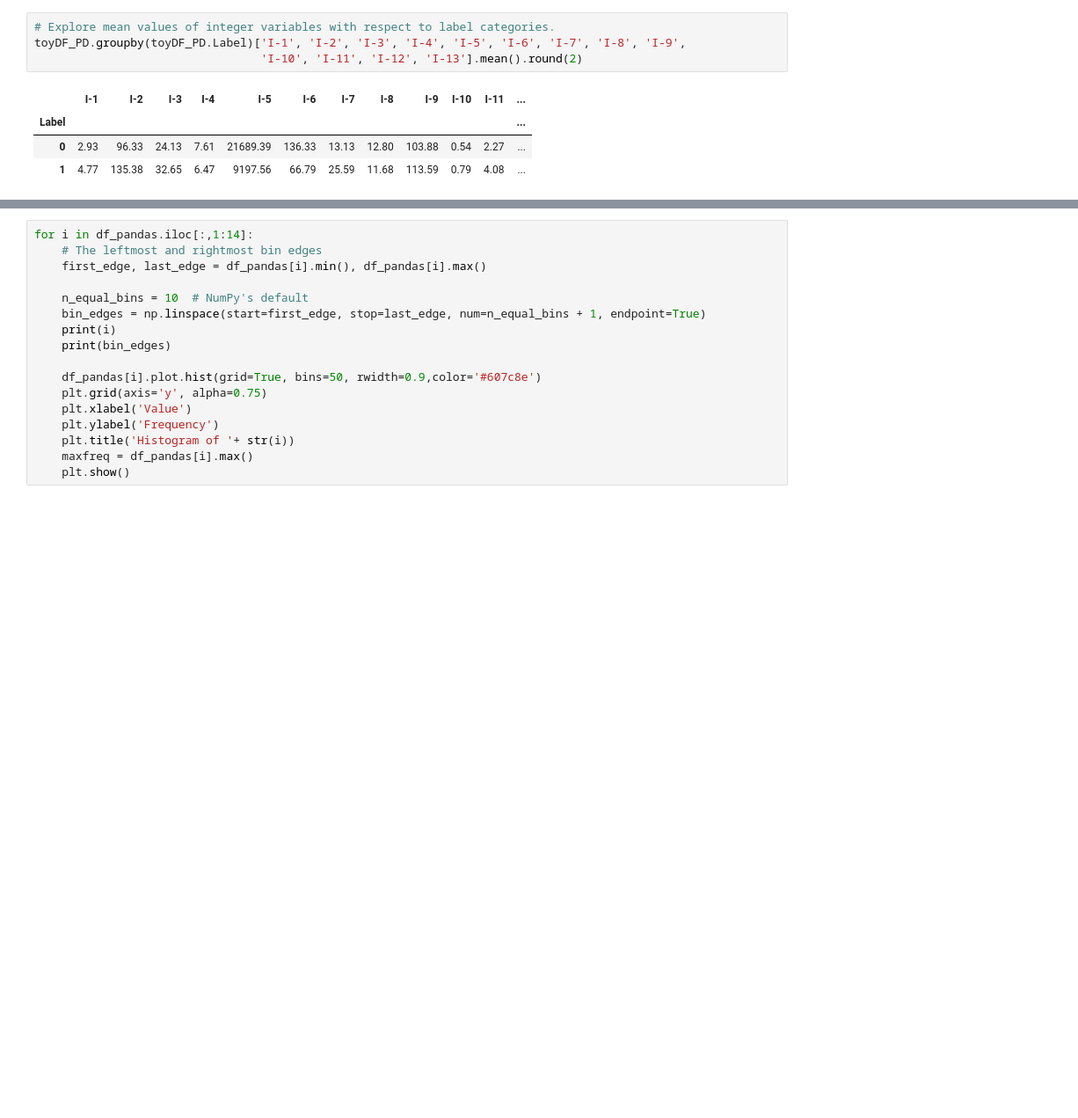
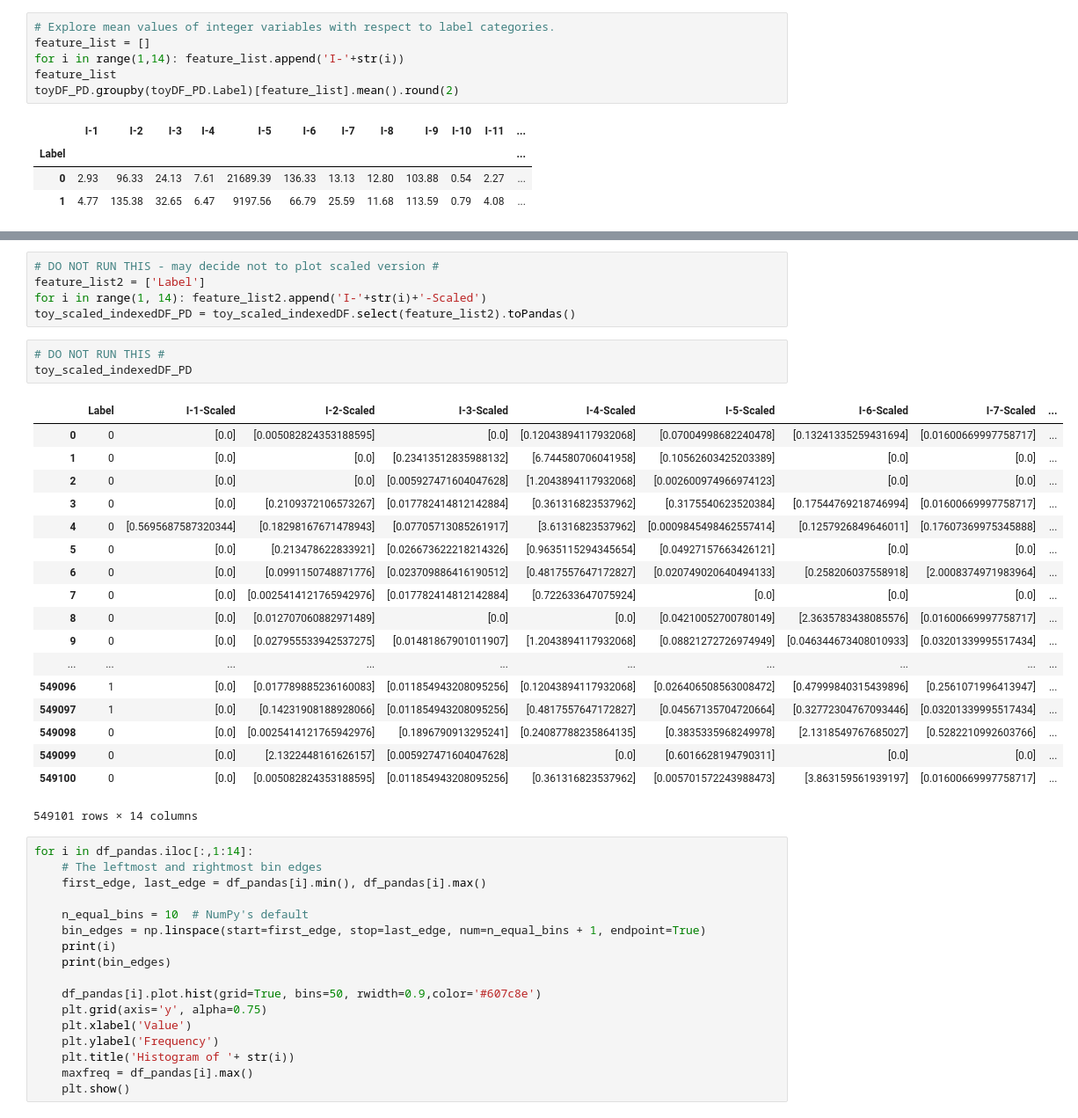
Before and after one commit to sangurocactus/CriteoLab_CTR, a Jupyter notebook: DRAFT_TeamKSA_JY_NAGA_DEC-1.ipynb, the cells around one changed output, grey strips where cells are left out. Shown at 88% size. Drawn from its saved outputs; the diff is of its cells as text; blank space fills up the shorter version.

```diff
--- a/DRAFT_TeamKSA_JY_NAGA_DEC-1.ipynb
+++ b/DRAFT_TeamKSA_JY_NAGA_DEC-1.ipynb
@@ -350,8 +267,10 @@ summary_PD.to_pickle('summary.pkl')
 We will now examine the distribution of the integer features by looking at the mean, median, and histograms of each features. All 13 integer features (I-1 through I-13) are highly skewed with median values close to zero in most cases.
 # %%
 # Explore mean values of integer variables with respect to label categories.
-toyDF_PD.groupby(toyDF_PD.Label)['I-1', 'I-2', 'I-3', 'I-4', 'I-5', 'I-6', 'I-7', 'I-8', 'I-9',
-                                 'I-10', 'I-11', 'I-12', 'I-13'].mean().round(2)
+feature_list = []
+for i in range(1,14): feature_list.append('I-'+str(i))
+feature_list
+toyDF_PD.groupby(toyDF_PD.Label)[feature_list].mean().round(2)
 # %% [output]
 |  | I-1 | I-2 | I-3 | I-4 | I-5 | I-6 | I-7 | I-8 | I-9 | I-10 | I-11 | ... |
 | Label |  |  |  |  |  |  |  |  |  |  |  | ... |
@@ -366,6 +284,33 @@ toyDF_PD.groupby(toyDF_PD.Label)['I-1', 'I-2', 'I-3', 'I-4', 'I-5', 'I-6', 'I-7'
 | Label |  |  |  |  |  |  |  |  |  |  |  | ... |
 | 0 | 1.0 | 3 | 7.0 | 4.0 | 3379.0 | 43.0 | 2.0 | 8.0 | 39.0 | 0.0 | 1.0 | ... |
 | 1 | 2.0 | 3 | 5.0 | 4.0 | 1369.0 | 14.0 | 6.0 | 6.0 | 37.0 | 1.0 | 2.0 | ... |
+# %%
+# DO NOT RUN THIS - may decide not to plot scaled version #
+feature_list2 = ['Label']
+for i in range(1, 14): feature_list2.append('I-'+str(i)+'-Scaled')
+toy_scaled_indexedDF_PD = toy_scaled_indexedDF.select(feature_list2).toPandas()
+# %%
+# DO NOT RUN THIS #
+toy_scaled_indexedDF_PD
+# %% [output]
+|  | Label | I-1-Scaled | I-2-Scaled | I-3-Scaled | I-4-Scaled | I-5-Scaled | I-6-Scaled | I-7-Scaled | ... |
+| 0 | 0 | [0.0] | [0.005082824353188595] | [0.0] | [0.12043894117932068] | [0.07004998682240478] | [0.13241335259431694] | [0.01600669997758717] | ... |
+| 1 | 0 | [0.0] | [0.0] | [0.23413512835988132] | [6.744580706041958] | [0.10562603425203389] | [0.0] | [0.0] | ... |
+| 2 | 0 | [0.0] | [0.0] | [0.005927471604047628] | [1.2043894117932068] | [0.002600974966974123] | [0.0] | [0.0] | ... |
+| 3 | 0 | [0.0] | [0.2109372106573267] | [0.017782414812142884] | [0.361316823537962] | [0.3175540623520384] | [0.17544769218746994] | [0.01600669997758717] | ... |
+| 4 | 0 | [0.5695687587320344] | [0.18298167671478943] | [0.07705713085261917] | [3.61316823537962] | [0.0009845498462557414] | [0.1257926849646011] | [0.17607369975345888] | ... |
+| 5 | 0 | [0.0] | [0.213478622833921] | [0.026673622218214326] | [0.9635115294345654] | [0.04927157663426121] | [0.0] | [0.0] | ... |
+| 6 | 0 | [0.0] | [0.0991150748871776] | [0.023709886416190512] | [0.4817557647172827] | [0.020749020640494133] | [0.258206037558918] | [2.0008374971983964] | ... |
+| 7 | 0 | [0.0] | [0.0025414121765942976] | [0.017782414812142884] | [0.722633647075924] | [0.0] | [0.0] | [0.0] | ... |
+| 8 | 0 | [0.0] | [0.012707060882971489] | [0.0] | [0.0] | [0.04210052700780149] | [2.3635783438085576] | [0.01600669997758717] | ... |
+| 9 | 0 | [0.0] | [0.027955533942537275] | [0.01481867901011907] | [1.2043894117932068] | [0.08821272726974949] | [0.046344673408010933] | [0.03201339995517434] | ... |
+| ... | ... | ... | ... | ... | ... | ... | ... | ... | ... |
+| 549096 | 1 | [0.0] | [0.017789885236160083] | [0.011854943208095256] | [0.12043894117932068] | [0.026406508563008472] | [0.47999840315439896] | [0.2561071996413947] | ... |
+| 549097 | 1 | [0.0] | [0.14231908188928066] | [0.011854943208095256] | [0.4817557647172827] | [0.04567135704720664] | [0.32772304767093446] | [0.03201339995517434] | ... |
+| 549098 | 0 | [0.0] | [0.0025414121765942976] | [0.1896790913295241] | [0.24087788235864135] | [0.3835335968249978] | [2.1318549767685027] | [0.5282210992603766] | ... |
+| 549099 | 0 | [0.0] | [2.1322448161626157] | [0.005927471604047628] | [0.0] | [0.6016628194790311] | [0.0] | [0.0] | ... |
+| 549100 | 0 | [0.0] | [0.005082824353188595] | [0.011854943208095256] | [0.361316823537962] | [0.005701572243988473] | [3.863159561939197] | [0.01600669997758717] | ... |
+549101 rows × 14 columns
 # %%
 for i in df_pandas.iloc[:,1:14]:
     # The leftmost and rightmost bin edges
```
Also changed, not shown: parts of 32 cells of this notebook.
